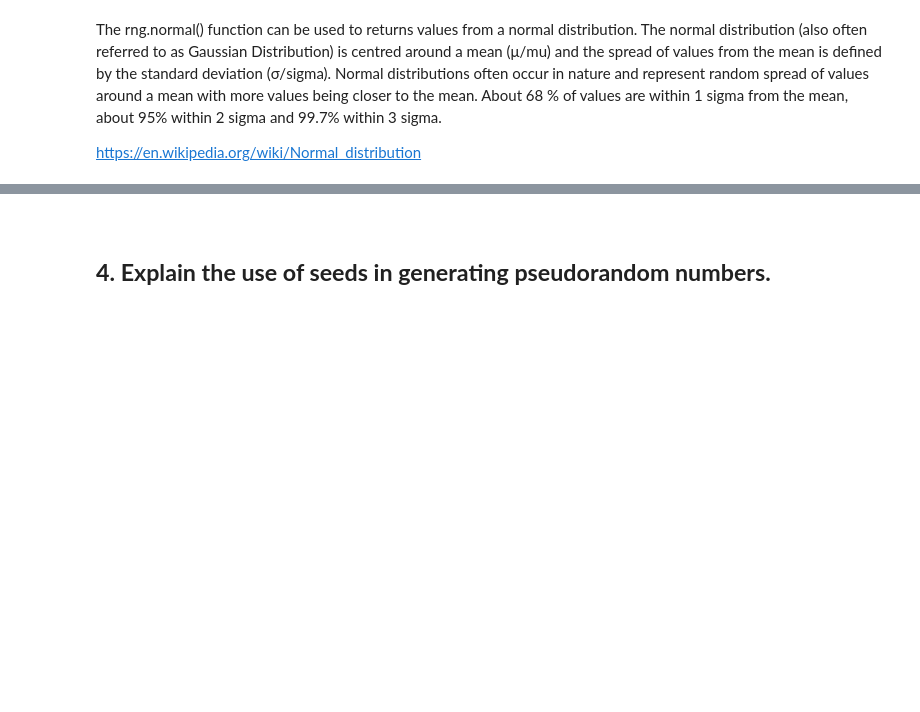
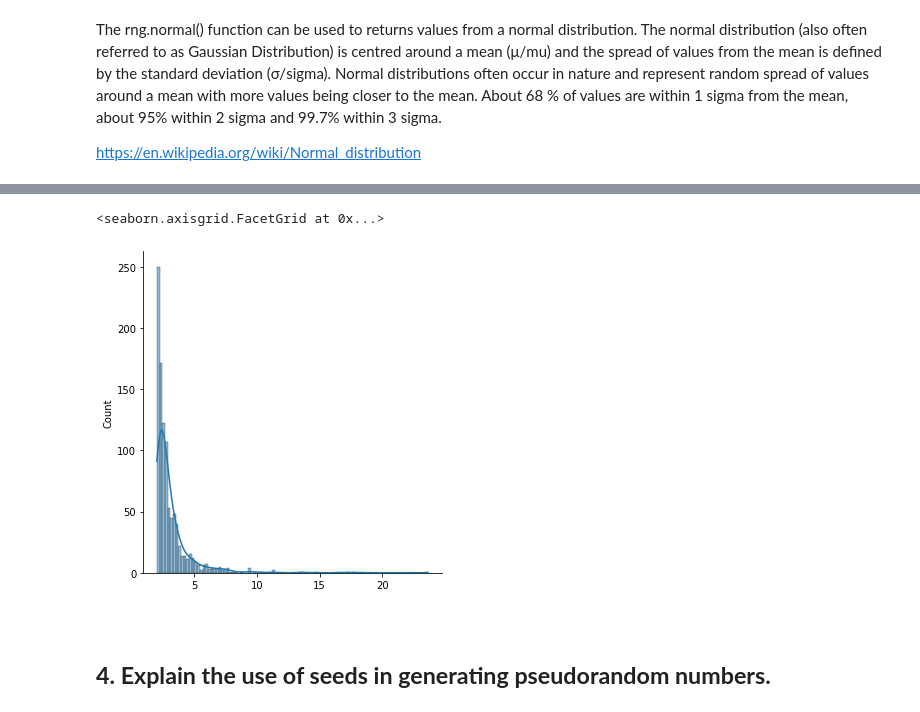
Before and after one commit to ssteffens/programming-data-analysis-assignment, a Jupyter notebook: numpy-random.ipynb, the cells around one changed output, grey strips where cells are left out. Saved outputs shown, nothing was run; the diff lists cells and outputs as text; code cells hidden in the pictures; blank space fills up the shorter version.

```diff
--- a/numpy-random.ipynb
+++ b/numpy-random.ipynb
@@ -461,0 +505,5 @@ sns.displot(s2, kde=True)
+# %%
+# Generate a Pareto distribution with shape = 3 and scale = 2
+
+pareto_dist = (rng.pareto(a = 3, size = 1000) + 1) * 2
+pareto_dist
@@ -462,3 +528,8 @@ sns.displot(s2, kde=True)
+# %%
+sns.displot(pareto_dist, kde=True)
+# %% [output]
+<seaborn.axisgrid.FacetGrid at 0x...>
+[figure, added]
 # %% [markdown]
 <br>
 
```
Also changed, not shown: parts of 32 cells of this notebook.
